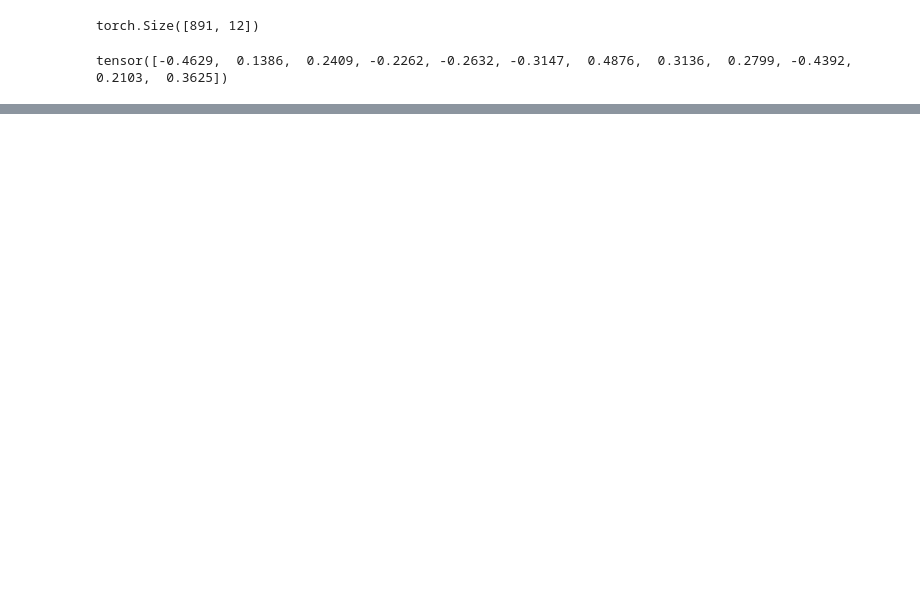
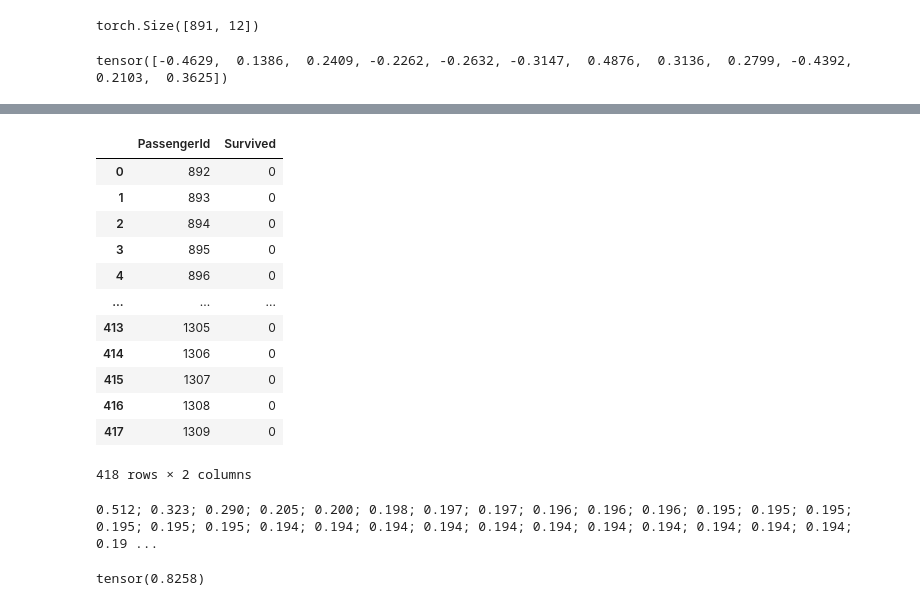
Before and after one commit to BrianSigafoos/machine-learning, a Jupyter notebook: kaggle/titanic/titanic.ipynb, the cells around one changed output, grey strips where cells are left out. Drawn from its saved outputs; the diff is of its cells as text; code cells hidden in the pictures; blank space fills up the shorter version.

```diff
--- a/kaggle/titanic/titanic.ipynb
+++ b/kaggle/titanic/titanic.ipynb
@@ -283,0 +458,17 @@ tensor([[-0.1273,  0.0173,  0.0000, -0.0765, -0.2632, -0.0000,  0.0000,  0.0000,
+# %%
+sub = pd.read_csv(path / "submission.csv")
+sub
+# %% [output]
+|  | PassengerId | Survived |
+| 0 | 892 | 0 |
+| 1 | 893 | 0 |
+| 2 | 894 | 0 |
+| 3 | 895 | 0 |
+| 4 | 896 | 0 |
+| ... | ... | ... |
+| 413 | 1305 | 0 |
+| 414 | 1306 | 0 |
+| 415 | 1307 | 0 |
+| 416 | 1308 | 0 |
+| 417 | 1309 | 0 |
+418 rows × 2 columns
@@ -283,0 +484,8 @@ tensor([[-0.1273,  0.0173,  0.0000, -0.0765, -0.2632, -0.0000,  0.0000,  0.0000,
+# %%
+coeffs = train_model(lr=100)
+# %% [output]
+0.512; 0.323; 0.290; 0.205; 0.200; 0.198; 0.197; 0.197; 0.196; 0.196; 0.196; 0.195; 0.195; 0.195; 0.195; 0.195; 0.195; 0.194; 0.194; 0.194; 0.194; 0.194; 0.194; 0.194; 0.194; 0.194; 0.194; 0.194; 0.19 ...
+# %%
+acc(coeffs)
+# %% [output]
+tensor(0.8258)
```
Also changed, not shown: parts of 44 cells of this notebook.
